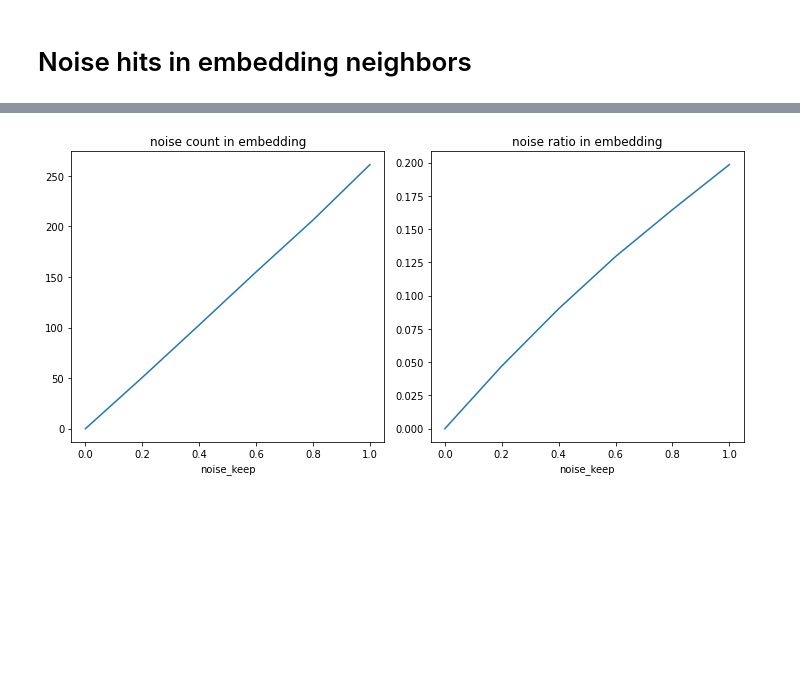
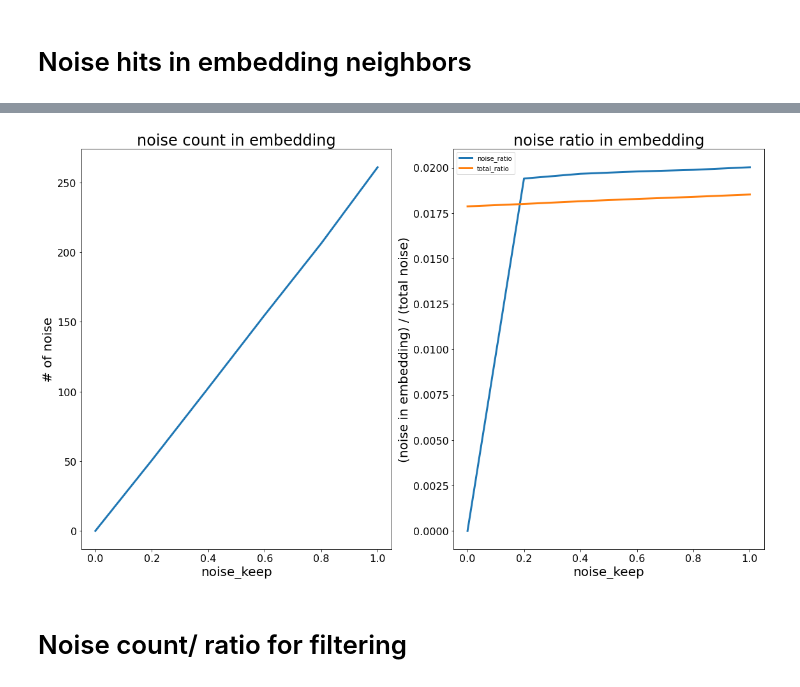
Before and after one commit to ami7o/TrackML, a Jupyter notebook: emb_filter_purity_efficiency.ipynb, the cells around one changed output, grey strips where cells are left out. Saved outputs shown, nothing was run; the diff lists cells and outputs as text; code cells hidden in the pictures; blank space fills up the shorter version.

```diff
--- a/emb_filter_purity_efficiency.ipynb
+++ b/emb_filter_purity_efficiency.ipynb
@@ -3,3 +3,33 @@ from build_graphs import *
 from tqdm import tqdm
 # %%
 feature_names = ['x', 'y', 'z', 'cell_count', 'cell_val', 'leta', 'lphi', 'lx', 'ly', 'lz', 'geta', 'gphi']
+# %%
+import matplotlib.pyplot as plt
+%matplotlib inline
+plt.style.use(['default', '/global/homes/a/aoka/style.mplstyle'])
+
+noise_hits = []
+not_noise_hits = []
+noise_keeps = ["0", "0.2", "0.4", "0.6", "0.8", "1"]
+
+for i, noise_keep in enumerate(noise_keeps):
+    event_name = "event000001000.pickle"
+    data_path = f"/global/cfs/cdirs/m3443/usr/aoka/data/classify/Classify_Example_{noise_keep}/preprocess_raw"
+    hits, truth = load_event(data_path, event_name)
+    n_noise = sum(truth['particle_id']==0)
+    noise_hits.append(n_noise)
+    not_noise_hits.append(len(truth)-n_noise)
+
+x = np.arange(len(noise_keeps))  # the label locations
+width = 0.35  # the width of the bars
+
+fig, ax = plt.subplots()
+rects1 = ax.bar(x - width/2, noise_hits, width, label='noise')
+rects2 = ax.bar(x + width/2, not_noise_hits, width, label='not noise')
+
+# Add some text for labels, title and custom x-axis tick labels, etc.
+ax.set_ylabel('# of hits')
+ax.set_xlabel('noise_level')
+ax.set_xticks(x)
+ax.set_xticklabels(noise_keeps)
+ax.legend()
@@ -145,7 +178,7 @@ filter_efs = []
 overall_ps = []
 overall_efs = []
 
-fig, axes = plt.subplots(2, 3, figsize=(10,10))
+fig, axes = plt.subplots(2, 3, figsize=(16,10))
 
 for i, noise_keep in enumerate(noise_keeps):
     event_name = "event000001000.pickle"
@@ -334,18 +376,22 @@ result: 261.0072041271101 0.1985294043669833
 # %%
 import matplotlib.pyplot as plt
 %matplotlib inline
 
 import numpy as np
 
-fig, (ax1, ax2) = plt.subplots(1,2, figsize=(10,5))
+fig, (ax1, ax2) = plt.subplots(1,2, figsize=(16,10))
 x = [float(keep) for keep in noise_keeps]
-ax1.plot(x, counts)
+ax1.plot(x, noise_counts)
 ax1.set_title("noise count in embedding")
 ax1.set_xlabel("noise_keep")
-ax2.plot(x, ratios)
+ax1.set_ylabel("# of noise")
+ax2.plot(x, noise_ratios, label='noise_ratio')
+ax2.plot(x, total_ratios, label='total_ratio')
 ax2.set_title("noise ratio in embedding")
 ax2.set_xlabel("noise_keep")
+ax2.set_ylabel("(noise in embedding) / (total noise)")
+ax2.legend()
 
 plt.tight_layout()
 # %% [output]
-[figure, old version]
+[figure, new version]
@@ -351,0 +400,2 @@ plt.tight_layout()
+# %% [markdown]
+# Noise count/ ratio for filtering
```
Also changed, not shown: parts of 20 cells of this notebook.
